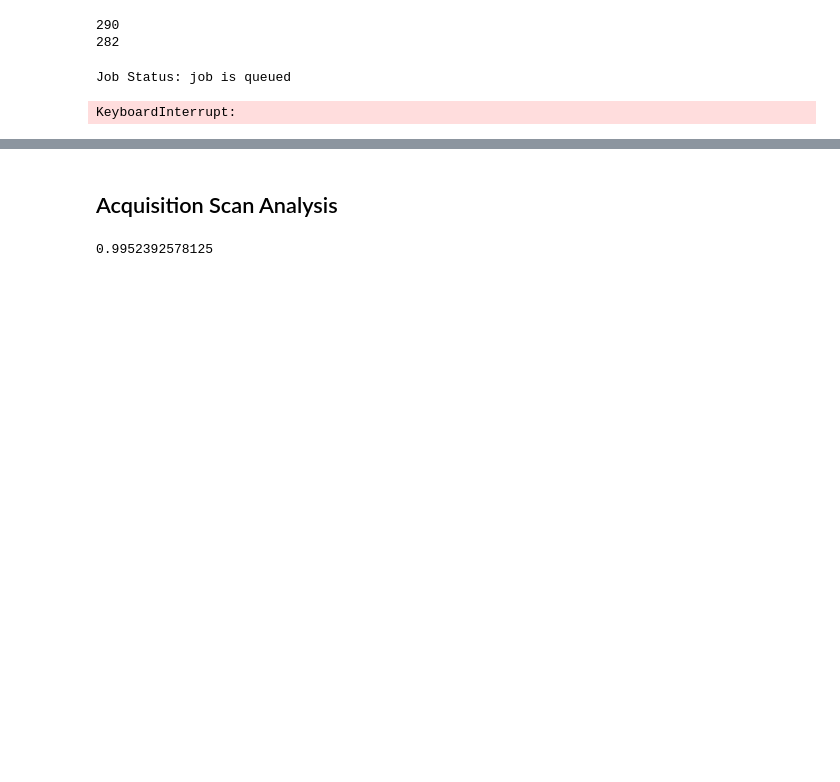
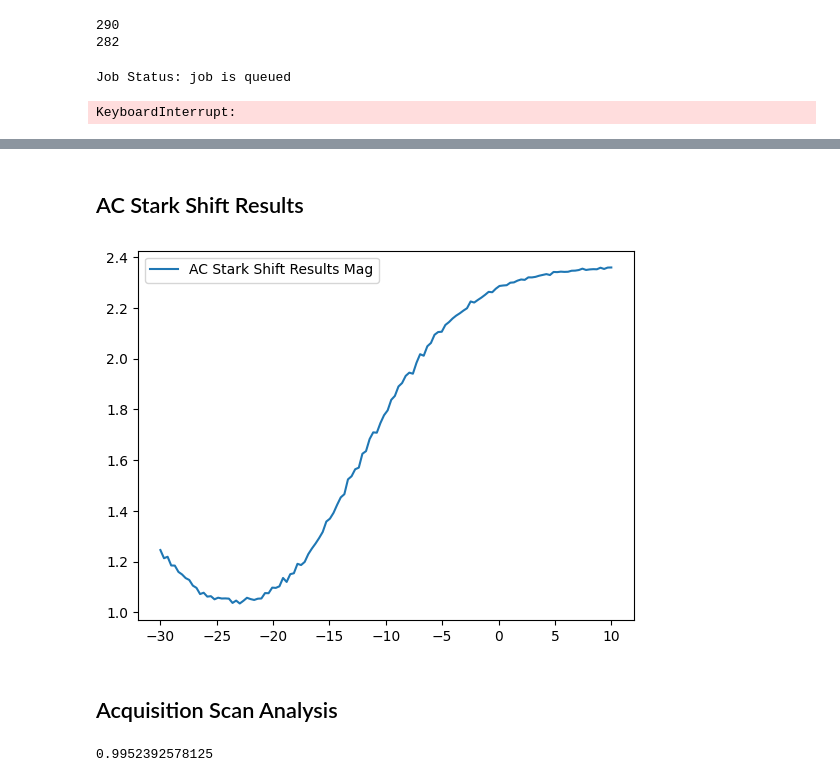
Before and after one commit to AnikenC/ReadoutWithRL, a Jupyter notebook: readoutWithRL/Experiments/chi_exp_kyoto.ipynb, the cells around one changed output, grey strips where cells are left out. Cells and saved outputs as stored; diff of their text form; code cells hidden in the pictures; blank space fills up the shorter version.

```diff
--- a/readoutWithRL/Experiments/chi_exp_kyoto.ipynb
+++ b/readoutWithRL/Experiments/chi_exp_kyoto.ipynb
@@ -321,3 +463,17 @@ results_2 = get_results_arr(job_2.result(), qubit)
+# %% [markdown]
+## AC Stark Shift Results
+# %%
+ac_mean_vals = np.mean(ac_stark_res, axis=-1)
+
+ac_freq_linspace_MHz = ac_freq_linspace / MHz
+
+# plt.plot(ac_freq_linspace_MHz, ac_mean_vals.real, label='AC Stark Shift Results R')
+# plt.plot(ac_freq_linspace_MHz, ac_mean_vals.imag, label='AC Stark Shift Results I')
+plt.plot(ac_freq_linspace_MHz, np.angle(ac_mean_vals), label='AC Stark Shift Results Mag')
+plt.legend()
+plt.show()
+# %% [output]
+[figure, added]
 # %% [markdown]
 ## Acquisition Scan Analysis
 # %%
```
Also changed, not shown: parts of 9 cells of this notebook, 6 other files.
